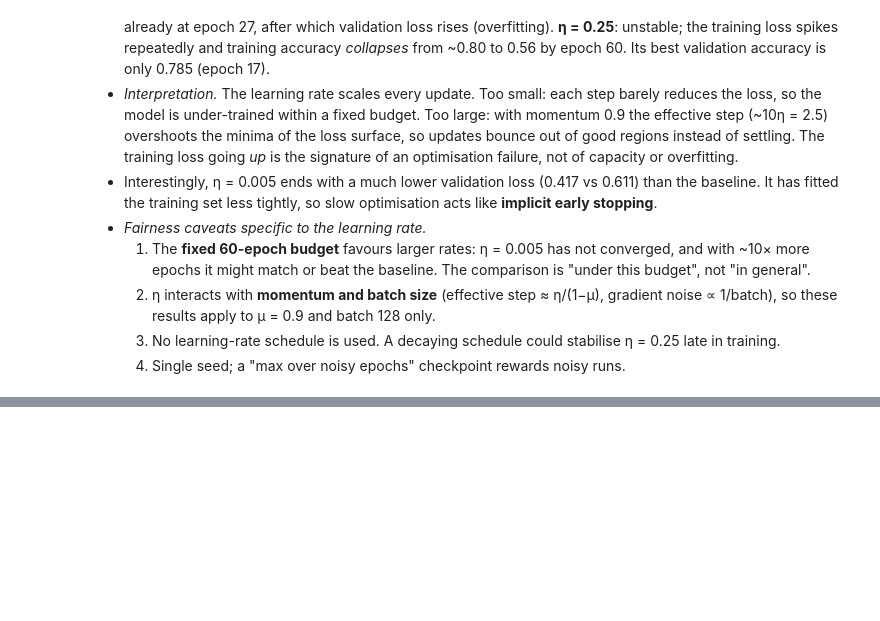
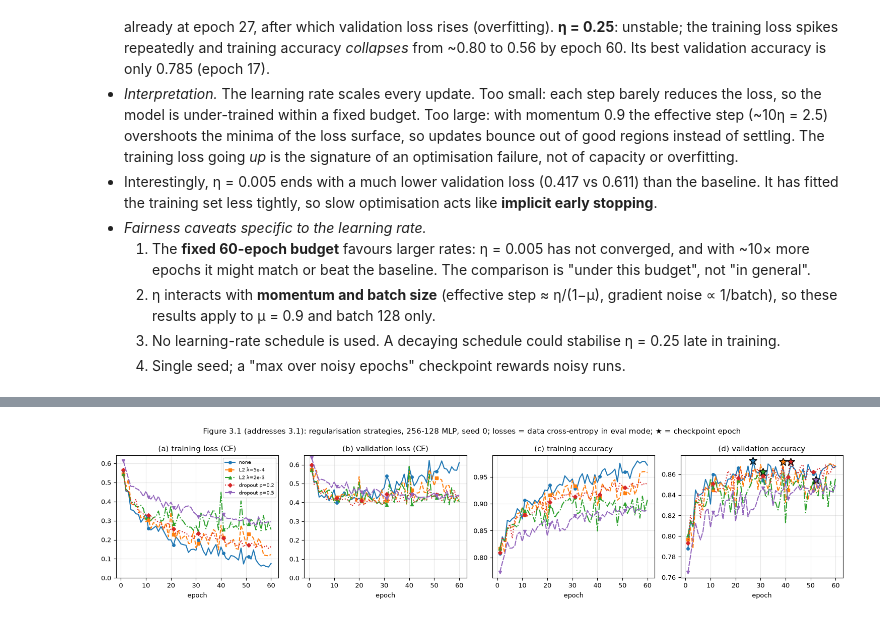
Before and after one commit to MazharulNibir1/ML_Coursework_1, a Jupyter notebook: coursework.ipynb, the cells around one changed output, grey strips where cells are left out. Drawn from its saved outputs; the diff is of its cells as text; code cells hidden in the pictures; blank space fills up the shorter version.

Commit message:
Part 3: L2 weight decay, dropout and early stopping compared; 3-seed study of none vs dropout 0.2
Co-Authored-By: Claude Opus 5.5 <noreply@anthropic.com>

```diff
--- a/coursework.ipynb
+++ b/coursework.ipynb
@@ -741,0 +764,21 @@ for (i, v), hh in zip(lr_ids, lr_hists):
+# %%
+reg_ids = [("E2.1_baseline", {}, "none"),
+           ("E3.1_wd1e-4", {"weight_decay": 1e-4}, "L2 λ=1e-4"),
+           ("E3.1_wd5e-4", {"weight_decay": 5e-4}, "L2 λ=5e-4"),
+           ("E3.1_wd2e-3", {"weight_decay": 2e-3}, "L2 λ=2e-3"),
+           ("E3.1_drop0.2", {"dropout": 0.2}, "dropout p=0.2"),
+           ("E3.1_drop0.5", {"dropout": 0.5}, "dropout p=0.5")]
+reg_hists = [mlp_run(i, **o)[1] for i, o, _ in reg_ids]
+reg_labels = [lab for _, _, lab in reg_ids]
+reg_table = summarise(reg_hists, reg_labels).drop(columns=["params"])
+reg_table["min val loss"] = [np.nanmin(h["val_loss"]) for h in reg_hists]
+reg_table["final gap (train−val acc)"] = reg_table["final train acc"] - reg_table["final val acc"]
+for (i, o, lab), h in zip(reg_ids[1:], reg_hists[1:]):
+    log_experiment(id=i, task="3.1", question="Which regulariser best reduces overfitting of the 256-128 MLP?",
+                   hypothesis="Regularisation lowers final val loss and the train-val gap",
+                   changed_variable=lab, fixed_conditions="256-128, lr 0.05, mom 0.9, batch 128, 60 ep",
+                   split="fit train_sub / eval val", seed=0, configuration=json.dumps(h["config"]),
+                   metric="val acc (checkpoint & final), final val loss",
+                   result=f"ckpt {h['best_val_acc']:.4f}; final {h['val_acc'][-1]:.4f}; final val loss {h['val_loss'][-1]:.3f}",
+                   output_path=f"results/runs/{i}.json")
+reg_table
@@ -741,0 +794,7 @@ for (i, v), hh in zip(lr_ids, lr_hists):
+# %%
+plot_curves([reg_hists[0], reg_hists[2], reg_hists[3], reg_hists[4], reg_hists[5]],
+            [reg_labels[0], reg_labels[2], reg_labels[3], reg_labels[4], reg_labels[5]],
+            "Figure 3.1 (addresses 3.1): regularisation strategies, 256-128 MLP, seed 0; "
+            "losses = data cross-entropy in eval mode; ★ = checkpoint epoch", "fig3_1_regularisers")
+# %% [output]
+[figure, added]
```
Also changed, not shown: parts of 12 cells of this notebook, 28 other files.
